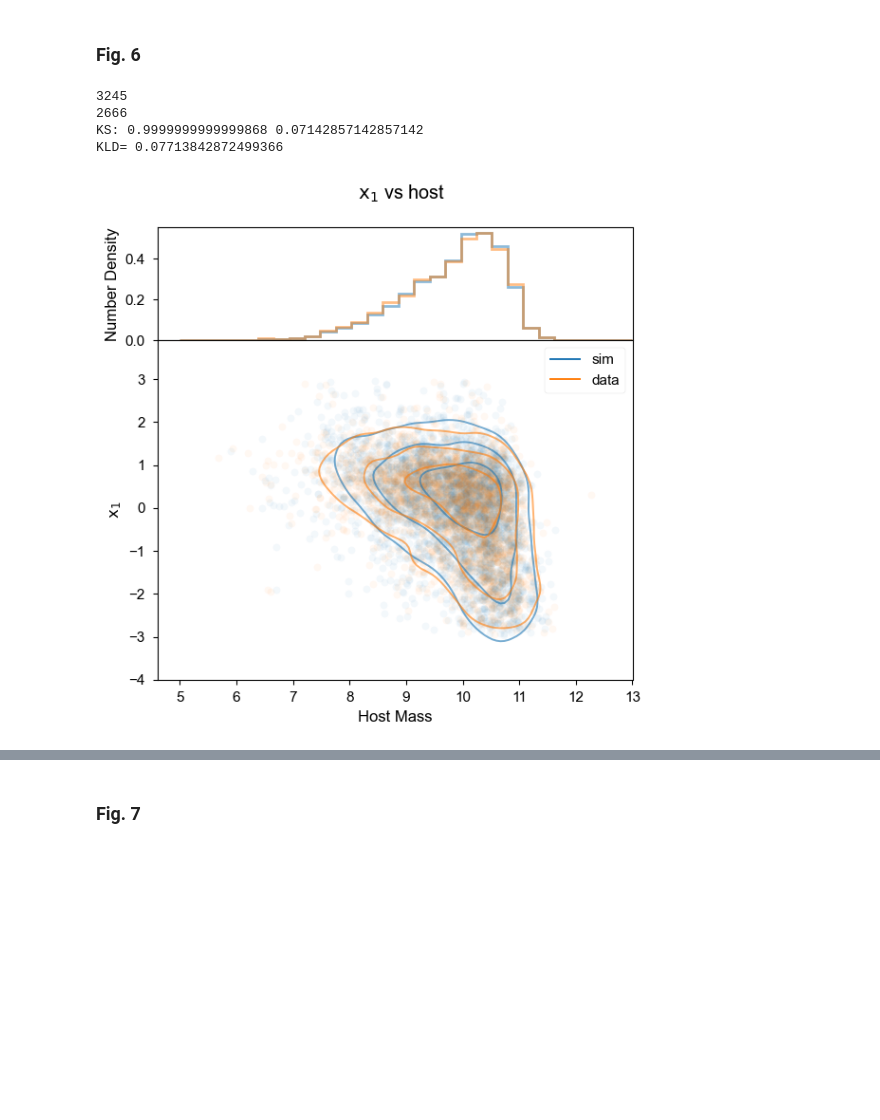
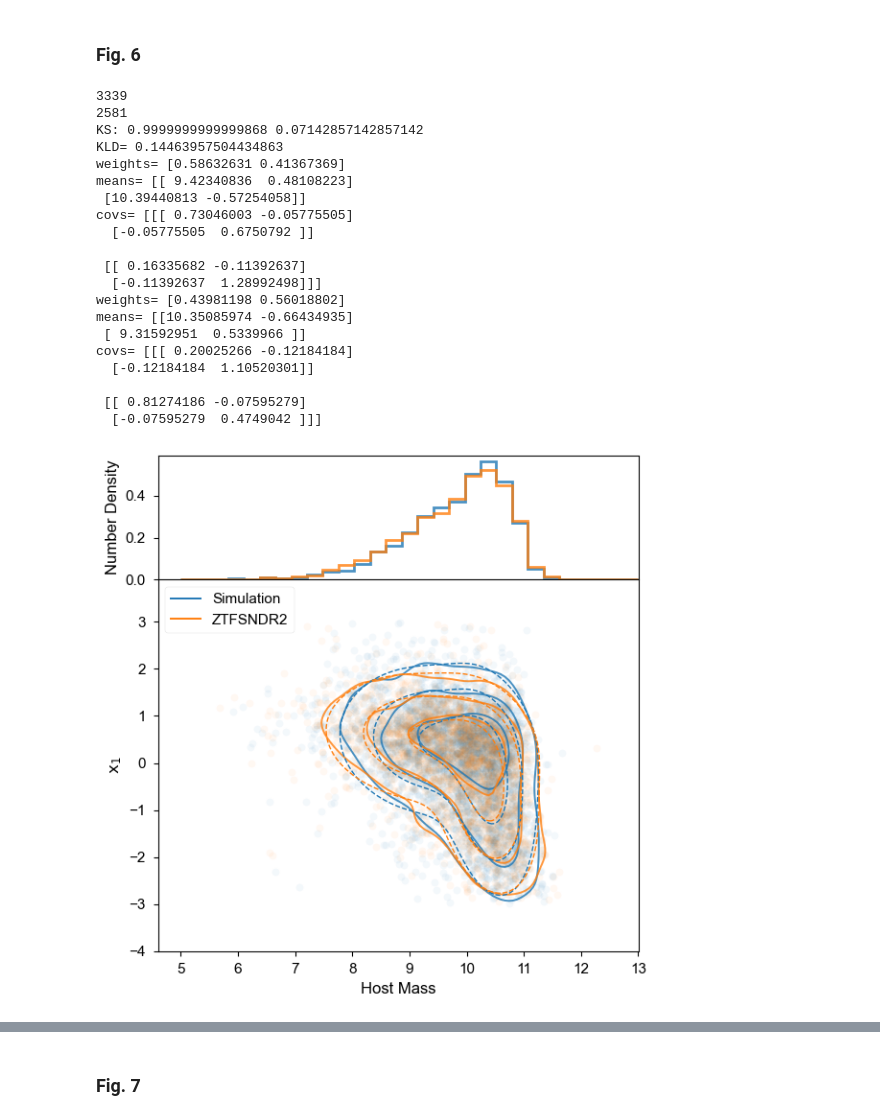
Before and after one commit to mi-dai/lightcurvelynx_ztf_sims, a Jupyter notebook: ZTF_snia-paper-plots.ipynb, the cells around one changed output, grey strips where cells are left out. Saved outputs shown, nothing was run; the diff lists cells and outputs as text; code cells hidden in the pictures; blank space fills up the shorter version.

```diff
--- a/ZTF_snia-paper-plots.ipynb
+++ b/ZTF_snia-paper-plots.ipynb
@@ -328,7 +433,7 @@ lc_to_fit = lightcurves_after_quality_cut
 merged = lc_to_fit.merge(result_df,on='id')
 # %%
 idx = saltpar_cuts
-data_idx = (data.fitquality_flag == True) & (data.lccoverage_flag == True)
+data_idx = (data.fitquality_flag == True) & (data.lccoverage_flag == True) & ~data.x1.isna() & ~data.mass.isna()
 print(np.sum(idx))
 print(np.sum(data_idx))
 
@@ -339,15 +444,15 @@ hostmass = merged.host_hostmass
 x1 = merged.x1
 c = merged.c
 bins = np.linspace(5,13,30)
-ax.hist(hostmass,bins=bins,density=True,label='sim',histtype = 'step',lw = 2, color='C0',alpha=0.5)
+ax.hist(hostmass,bins=bins,density=True,label='sim',histtype = 'step',lw = 2, color='C0',alpha=0.8)
 ax.hist(data.loc[data.lccoverage_flag == 1].mass,bins=bins,density=True,label='data',histtype = 'step',
-        lw = 2, color='C1',alpha=0.5)
+        lw = 2, color='C1',alpha=0.8)
 ax.set_ylabel('Number Density')
 
 ax2.plot(np.array(hostmass)[idx],np.array(x1)[idx],'o',label='sim',alpha=0.05,color='C0')
 ax2.plot(data[data_idx].mass,data[data_idx].x1,'o',label='ztf sn data release',alpha=0.05,color='C1')
 ax2.legend()
-plt.suptitle(r"$\mathrm{x_1}$ vs host",x=0.55)
+# plt.suptitle(r"$\mathrm{x_1}$ vs host",x=0.55)
 # plt.show()
 
 # plt.subplot(2,1,2)
@@ -443,42 +548,73 @@ Z_data = kde_data(positions).reshape(H.shape)  # PDF data
 # You can tune these percentiles for how "central" the contours are
 sim_levels_percentiles  = [80, 90, 97]
 data_levels_percentiles = [80, 90, 97]
 
 sim_levels  = np.percentile(Z_sim,  sim_levels_percentiles)
 data_levels = np.percentile(Z_data, data_levels_percentiles)
 
 # ----------------------------------------------------------------------
 # Plot
 # ----------------------------------------------------------------------
 
 CS_sim = ax2.contour(
     host_grid, x1_grid, Z_sim,
-    levels=sim_levels, colors='C0', alpha=0.6
+    levels=sim_levels, colors='C0', alpha=0.8
 )
 CS_data = ax2.contour(
     host_grid, x1_grid, Z_data,
-    levels=data_levels, colors='C1', alpha=0.6
+    levels=data_levels, colors='C1', alpha=0.8
 )
 
 # Legend using proxy artists
 proxies = [Line2D([], [], color=c) for c in ['C0', 'C1']]
-ax2.legend(proxies, ['sim', 'data'])
+ax2.legend(proxies, ['Simulation', 'ZTFSNDR2'])
 
 ax2.set_xlabel('Host Mass')
 ax2.set_ylabel(r"$\mathrm{x_1}$")
 ax2.set_ylim(-4, 3.9)
 
+p,D = ks2d2s(sim_x,sim_y,data_x,data_y,extra=True)
+print("KS:",p,D)
+
+print("KLD=",stats.entropy(np.clip(data_count,1.e-8,None),np.clip(sim_count,1.e-8,None),axis=None))
+
+gmm_sim = fit_gmm_2d(np.array(hostmass)[idx],np.array(x1)[idx])
+weights, means, covs = get_gmm_pars_2d(gmm_sim)
+print("weights=",weights)
+print("means=",means)
+print("covs=",covs)
+plot_gmm_2d(bins_hostmass, bins_x1, weights, means, covs, levels=sim_levels, colors='C0',
+            linestyles='--',linewidths=1)
+gmm_data = fit_gmm_2d(data[data_idx].mass,data[data_idx].x1)
+weights, means, covs = get_gmm_pars_2d(gmm_data)
+print("weights=",weights)
+print("means=",means)
+print("covs=",covs)
+plot_gmm_2d(bins_hostmass, bins_x1, weights, means, covs, levels=data_levels, colors='C1',
+            linestyles='--',linewidths=1)
+
 fig.tight_layout()
 fig.subplots_adjust(hspace=0)
 fig.savefig('paper_figs/host_x1.png')
-
-p,D = ks2d2s(sim_x,sim_y,data_x,data_y,extra=True)
-print("KS:",p,D)
-
-print("KLD=",stats.entropy(Z_sim,Z_data,axis=None))
 # %% [output]
-3245
-2666
+3339
+2581
 KS: 0.9999999999999868 0.07142857142857142
-KLD= 0.07713842872499366
+KLD= 0.14463957504434863
+weights= [0.58632631 0.41367369]
+means= [[ 9.42340836  0.48108223]
+ [10.39440813 -0.57254058]]
+covs= [[[ 0.73046003 -0.05775505]
+  [-0.05775505  0.6750792 ]]
+
+ [[ 0.16335682 -0.11392637]
+  [-0.11392637  1.28992498]]]
+weights= [0.43981198 0.56018802]
+means= [[10.35085974 -0.66434935]
+ [ 9.31592951  0.5339966 ]]
+covs= [[[ 0.20025266 -0.12184184]
+  [-0.12184184  1.10520301]]
+
+ [[ 0.81274186 -0.07595279]
+  [-0.07595279  0.4749042 ]]]
-[figure, old version]
+[figure, new version]
```
Also changed, not shown: parts of 23 cells of this notebook, 5 other files.
